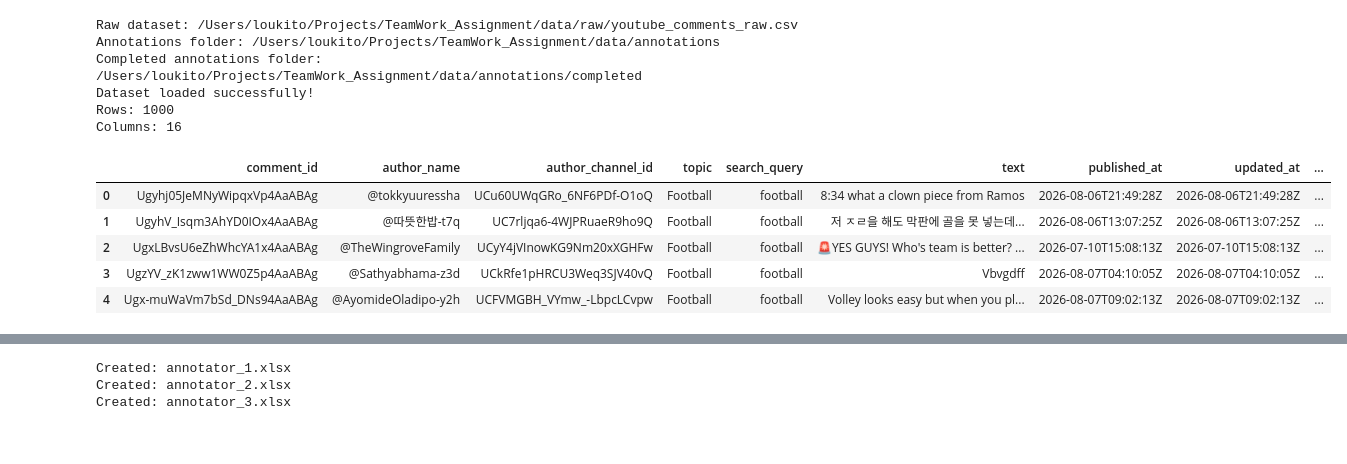
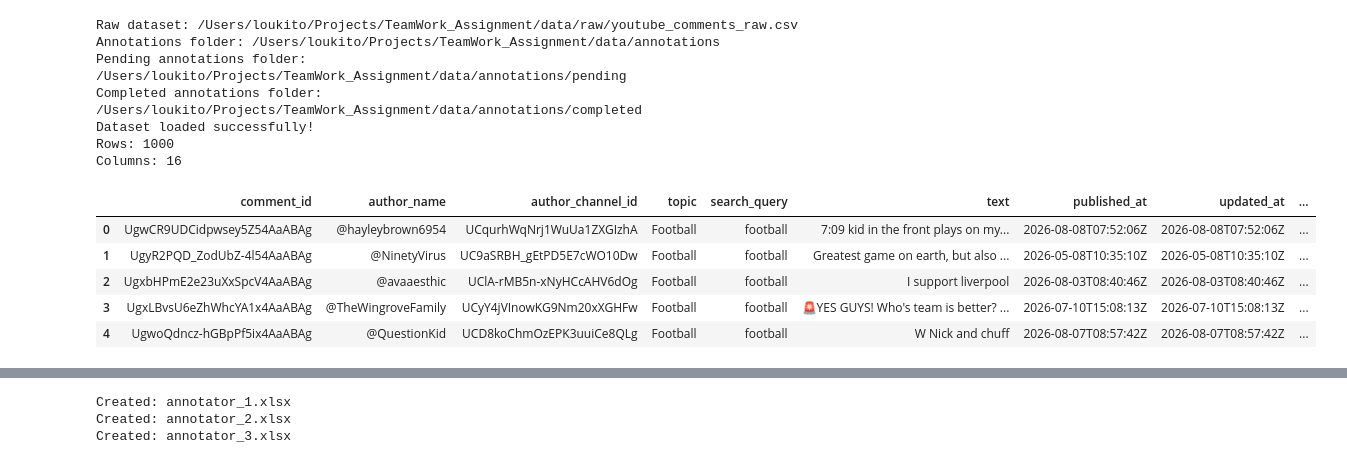
Before and after one commit to Loukas89/YouTube-Comment-Analysis-ML, a Jupyter notebook: notebooks/02_Data_Annotation.ipynb, the cells around one changed output, grey strips where cells are left out. Drawn from its saved outputs; the diff is of its cells as text; code cells hidden in the pictures.

Commit message:
Data folder restructured

```diff
--- a/notebooks/02_Data_Annotation.ipynb
+++ b/notebooks/02_Data_Annotation.ipynb
@@ -4,38 +4,41 @@ import pandas as pd
 from pathlib import Path
 
 # Ορισμός των διαδρομών των αρχείων
 PROJECT_ROOT = Path.cwd().parent
 
 RAW_DATA_PATH = PROJECT_ROOT / "data" / "raw" / "youtube_comments_raw.csv"
 ANNOTATIONS_DIR = PROJECT_ROOT / "data" / "annotations"
+PENDING_ANNOTATIONS_DIR = ANNOTATIONS_DIR / "pending"
 COMPLETED_ANNOTATIONS_DIR = ANNOTATIONS_DIR / "completed"
 
 print("Raw dataset:", RAW_DATA_PATH)
 print("Annotations folder:", ANNOTATIONS_DIR)
+print("Pending annotations folder:", PENDING_ANNOTATIONS_DIR)
 print("Completed annotations folder:", COMPLETED_ANNOTATIONS_DIR)
 
 # Φόρτωση του raw dataset
 df = pd.read_csv(RAW_DATA_PATH)
 
 # Εμφάνιση βασικών πληροφοριών
 print("Dataset loaded successfully!")
 print("Rows:", df.shape[0])
 print("Columns:", df.shape[1])
 
 display(df.head())
 # %% [output]
 Raw dataset: /Users/loukito/Projects/TeamWork_Assignment/data/raw/youtube_comments_raw.csv
 Annotations folder: /Users/loukito/Projects/TeamWork_Assignment/data/annotations
+Pending annotations folder: /Users/loukito/Projects/TeamWork_Assignment/data/annotations/pending
 Completed annotations folder: /Users/loukito/Projects/TeamWork_Assignment/data/annotations/completed
 Dataset loaded successfully!
 Rows: 1000
 Columns: 16
 |  | comment_id | author_name | author_channel_id | topic | search_query | text | published_at | updated_at | ... |
-| 0 | Ugyhj05JeMNyWipqxVp4AaABAg | @tokkyuuressha | UCu60UWqGRo_6NF6PDf-O1oQ | Football | football | 8:34 what a clown piece from Ramos | 2026-08-06T21:49:28Z | 2026-08-06T21:49:28Z | ... |
-| 1 | UgyhV_Isqm3AhYD0IOx4AaABAg | @따뜻한밥-t7q | UC7rljqa6-4WJPRuaeR9ho9Q | Football | football | 저 ㅈㄹ을 해도 막판에 골을 못 넣는데... | 2026-08-06T13:07:25Z | 2026-08-06T13:07:25Z | ... |
-| 2 | UgxLBvsU6eZhWhcYA1x4AaABAg | @TheWingroveFamily | UCyY4jVInowKG9Nm20xXGHFw | Football | football | 🚨YES GUYS! Who's team is better? ... | 2026-07-10T15:08:13Z | 2026-07-10T15:08:13Z | ... |
-| 3 | UgzYV_zK1zww1WW0Z5p4AaABAg | @Sathyabhama-z3d | UCkRfe1pHRCU3Weq3SJV40vQ | Football | football | Vbvgdff | 2026-08-07T04:10:05Z | 2026-08-07T04:10:05Z | ... |
-| 4 | Ugx-muWaVm7bSd_DNs94AaABAg | @AyomideOladipo-y2h | UCFVMGBH_VYmw_-LbpcLCvpw | Football | football | Volley looks easy but when you pl... | 2026-08-07T09:02:13Z | 2026-08-07T09:02:13Z | ... |
+| 0 | UgwCR9UDCidpwsey5Z54AaABAg | @hayleybrown6954 | UCqurhWqNrj1WuUa1ZXGIzhA | Football | football | 7:09 kid in the front plays on my... | 2026-08-08T07:52:06Z | 2026-08-08T07:52:06Z | ... |
+| 1 | UgyR2PQD_ZodUbZ-4l54AaABAg | @NinetyVirus | UC9aSRBH_gEtPD5E7cWO10Dw | Football | football | Greatest game on earth, but also ... | 2026-05-08T10:35:10Z | 2026-05-08T10:35:10Z | ... |
+| 2 | UgxbHPmE2e23uXxSpcV4AaABAg | @avaaesthic | UClA-rMB5n-xNyHCcAHV6dOg | Football | football | I support liverpool | 2026-08-03T08:40:46Z | 2026-08-03T08:40:46Z | ... |
+| 3 | UgxLBvsU6eZhWhcYA1x4AaABAg | @TheWingroveFamily | UCyY4jVInowKG9Nm20xXGHFw | Football | football | 🚨YES GUYS! Who's team is better? ... | 2026-07-10T15:08:13Z | 2026-07-10T15:08:13Z | ... |
+| 4 | UgwoQdncz-hGBpPf5ix4AaABAg | @QuestionKid | UCD8koChmOzEPK3uuiCe8QLg | Football | football | W Nick and chuff | 2026-08-07T08:57:42Z | 2026-08-07T08:57:42Z | ... |
 # %%
 # Βασικός έλεγχος του dataset πριν από το annotation
 print("Total comments:", len(df))
```
Also changed, not shown: parts of 4 cells of this notebook, 8 other files.
